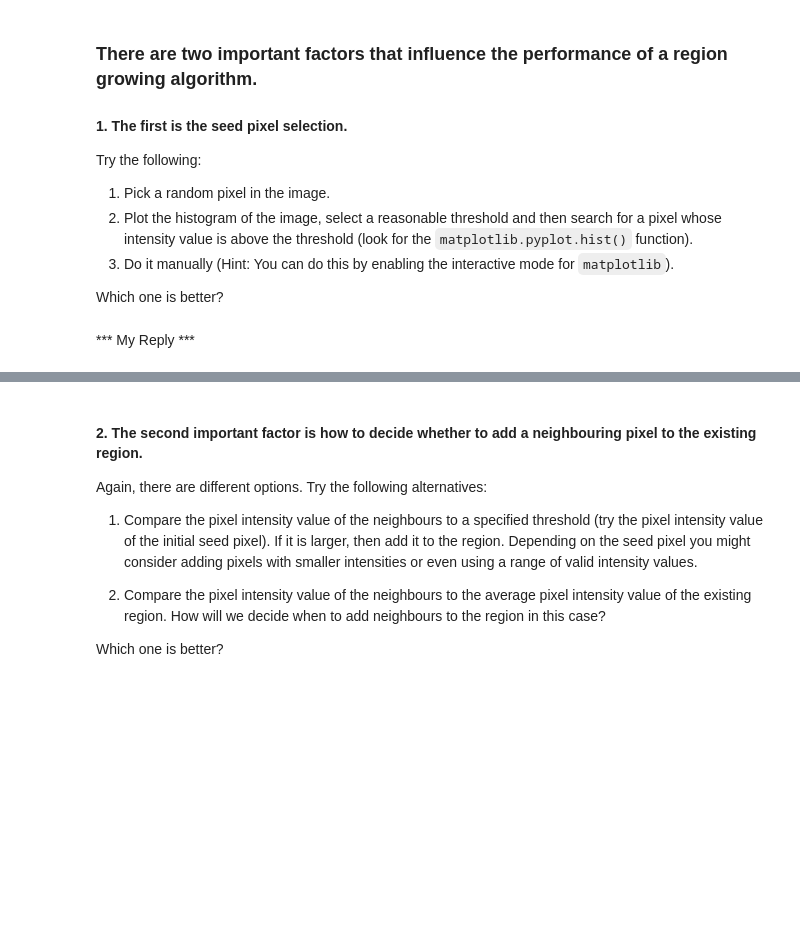
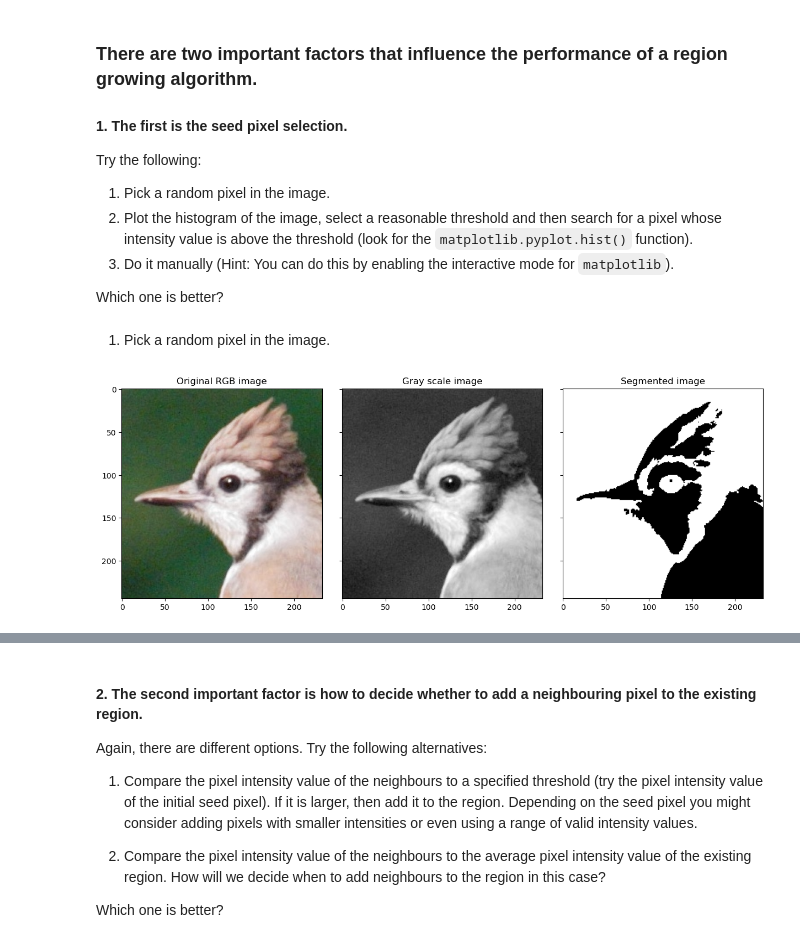
Before and after one commit to Kim-Xerxes/Image-Processing-Labs, a Jupyter notebook: labs/week_4.ipynb, the cells around one changed output, grey strips where cells are left out. Saved outputs shown, nothing was run; the diff lists cells and outputs as text; code cells hidden in the pictures; blank space fills up the shorter version.

```diff
--- a/labs/week_4.ipynb
+++ b/labs/week_4.ipynb
@@ -115,5 +115,26 @@ Try the following:
 3. Do it manually (Hint: You can do this by enabling the interactive mode for `matplotlib`).
 
 Which one is better?
-# %% [markdown]
-*** My Reply ***
+# %% [markdown]
+1. Pick a random pixel in the image.
+# %%
+H, W = gray_img.shape
+x, y = [np.random.randint(H), np.random.randint(W)]
+# Select the threshold. From histogram, there is a peak around 50~100, which means a lot of information apart from the background gathers there.
+seg_img = region_growing(gray_img, x, y, thresh=100, connectedness=4)
+
+# Show Original and segmented image
+fig, axis = plt.subplots(1, 3, figsize=(15,10), sharey=True)
+fig.subplots_adjust(wspace=0.1, hspace=0.05)
+axis[0].imshow(img)
+axis[0].set_title('Original RGB image')
+
+axis[1].imshow(gray_img, 'gray')
+axis[1].set_title('Gray scale image')
+
+axis[2].imshow(seg_img, 'gray')
+axis[2].set_title('Segmented image')
+
+plt.show()
+# %% [output]
+[figure, added]
```
Also changed, not shown: parts of 9 cells of this notebook.
